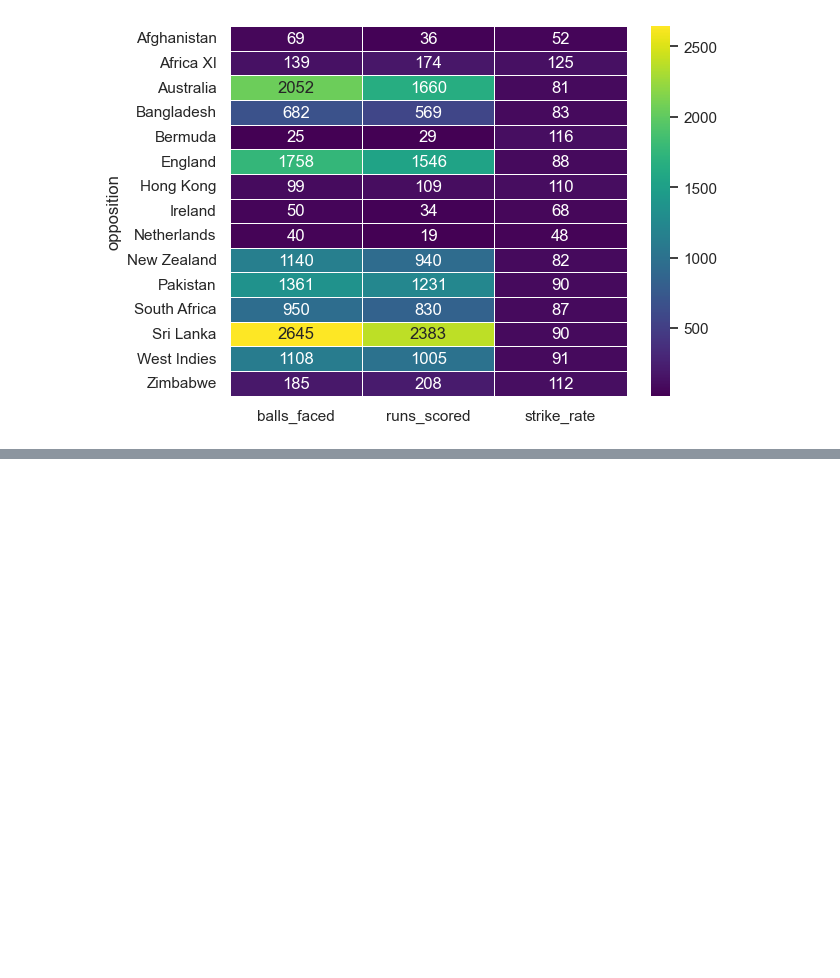
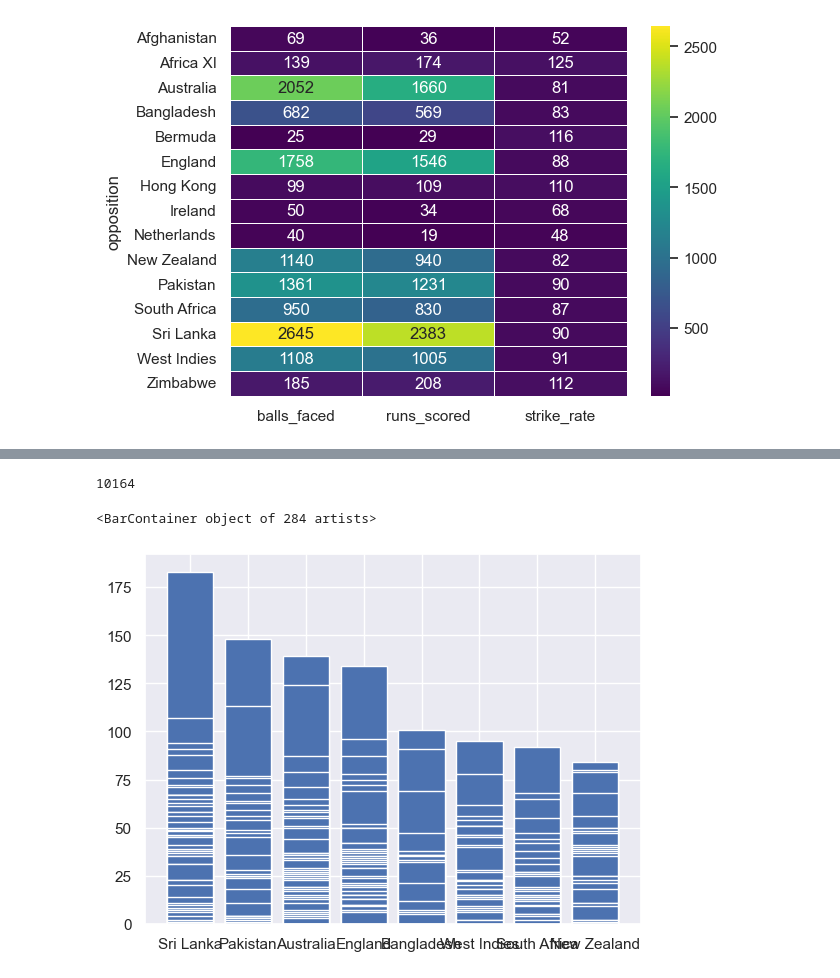
Before and after one commit to Alisha210302/Data-Analytics, a Jupyter notebook: MS Dhoni_pandasBasics.ipynb, the cells around one changed output, grey strips where cells are left out. Saved outputs shown, nothing was run; the diff lists cells and outputs as text; code cells hidden in the pictures; blank space fills up the shorter version.

```diff
--- a/MS Dhoni_pandasBasics.ipynb
+++ b/MS Dhoni_pandasBasics.ipynb
@@ -357,0 +383,10 @@ plt.show()
+# %%
+runs = df_filtered['runs_scored'].sum()
+runs
+# %% [output]
+10164
+# %%
+plt.bar(df_filtered['opposition'], df_filtered['runs_scored'])
+# %% [output]
+<BarContainer object of 284 artists>
+[figure, added]
```
Also changed, not shown: parts of 4 cells of this notebook.
